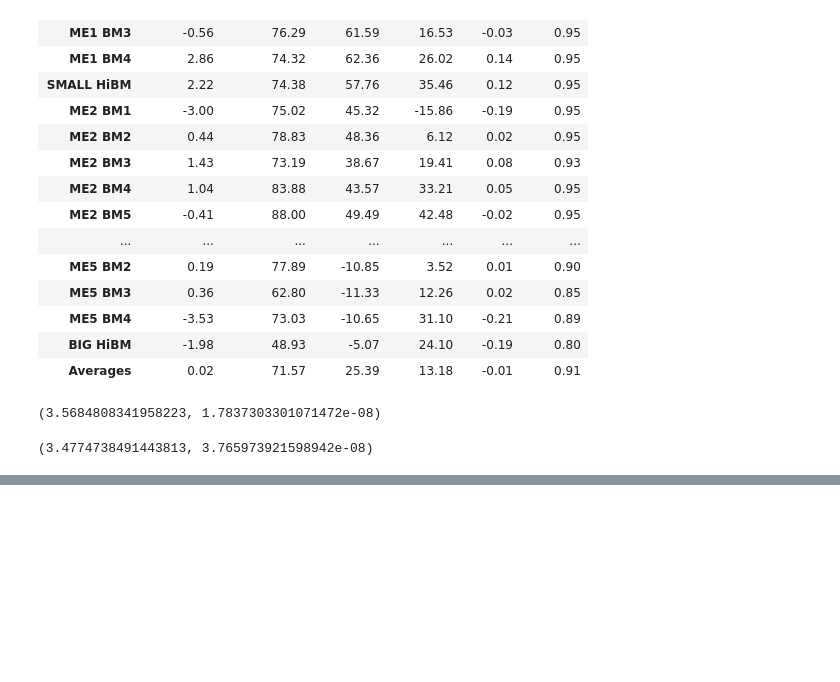
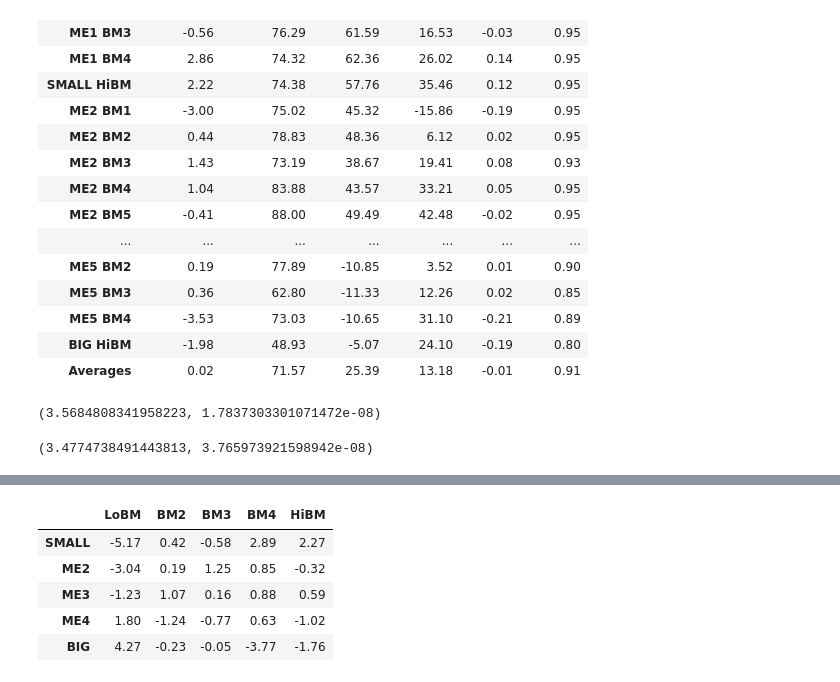
Before and after one commit to GeorgeHockey/asset-pricing, a Jupyter notebook: asset_pricing3.ipynb, the cells around one changed output, grey strips where cells are left out. Saved outputs shown, nothing was run; the diff lists cells and outputs as text; code cells hidden in the pictures; blank space fills up the shorter version.

```diff
--- a/asset_pricing3.ipynb
+++ b/asset_pricing3.ipynb
@@ -259,0 +279,16 @@ ff_GRS, ff_p
+# %%
+# Alpha t values : pricing error from inv farma french
+a = ff_investment_table["Alpha tval"]
+inv_alpha_t_table = pd.DataFrame(np.zeros((5,5)),index=["SMALL","ME2","ME3","ME4","BIG"],columns=["LoBM","BM2","BM3","BM4","HiBM"])
+for r in range(0,5):
+    for c in range(0,5):
+        n = r * 5 + c
+        inv_alpha_t_table.iloc[r,c] = a[n]
+inv_alpha_t_table.round(2)
+# %% [output]
+|  | LoBM | BM2 | BM3 | BM4 | HiBM |
+| SMALL | -5.17 | 0.42 | -0.58 | 2.89 | 2.27 |
+| ME2 | -3.04 | 0.19 | 1.25 | 0.85 | -0.32 |
+| ME3 | -1.23 | 1.07 | 0.16 | 0.88 | 0.59 |
+| ME4 | 1.80 | -1.24 | -0.77 | 0.63 | -1.02 |
+| BIG | 4.27 | -0.23 | -0.05 | -3.77 | -1.76 |
```
Also changed, not shown: parts of 9 cells of this notebook.
